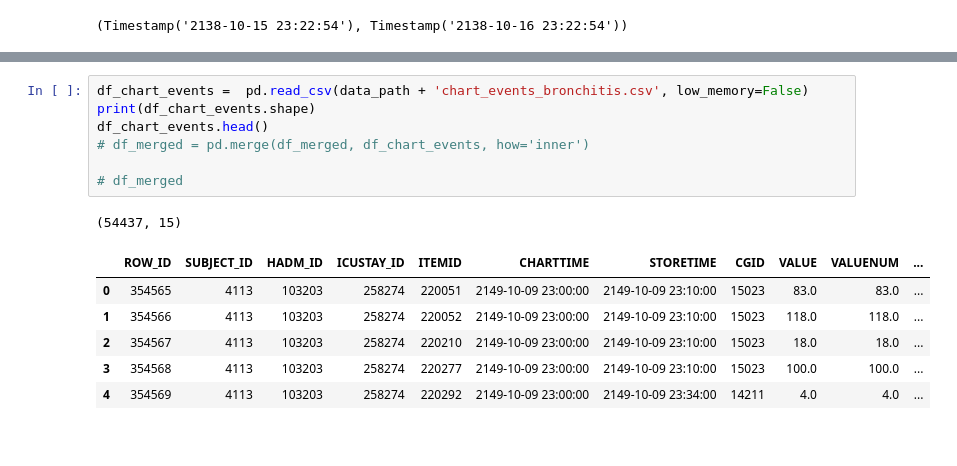
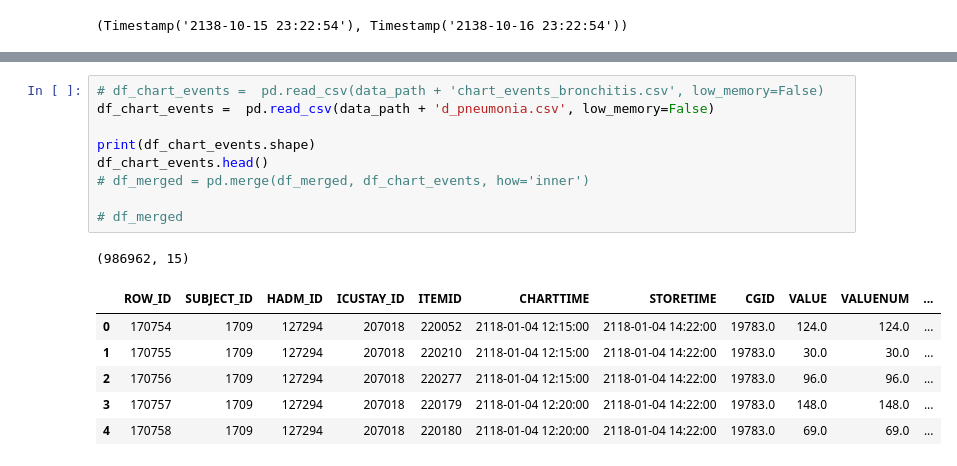
Before and after one commit to Francesinhas/mimic3-length-of-stay-prediction, a Jupyter notebook: 24hVisualisation.ipynb, the cells around one changed output, grey strips where cells are left out. Cells and saved outputs as stored; diff of their text form.

```diff
--- a/24hVisualisation.ipynb
+++ b/24hVisualisation.ipynb
@@ -208,18 +196,20 @@ df_merged.head()
 # %%
-df_chart_events =  pd.read_csv(data_path + 'chart_events_bronchitis.csv', low_memory=False)
+# df_chart_events =  pd.read_csv(data_path + 'chart_events_bronchitis.csv', low_memory=False)
+df_chart_events =  pd.read_csv(data_path + 'd_pneumonia.csv', low_memory=False)
+
 print(df_chart_events.shape)
 df_chart_events.head()
 # df_merged = pd.merge(df_merged, df_chart_events, how='inner')
 
 # df_merged
 # %% [output]
-(54437, 15)
+(986962, 15)
 |  | ROW_ID | SUBJECT_ID | HADM_ID | ICUSTAY_ID | ITEMID | CHARTTIME | STORETIME | CGID | VALUE | VALUENUM | ... |
-| 0 | 354565 | 4113 | 103203 | 258274 | 220051 | 2149-10-09 23:00:00 | 2149-10-09 23:10:00 | 15023 | 83.0 | 83.0 | ... |
-| 1 | 354566 | 4113 | 103203 | 258274 | 220052 | 2149-10-09 23:00:00 | 2149-10-09 23:10:00 | 15023 | 118.0 | 118.0 | ... |
-| 2 | 354567 | 4113 | 103203 | 258274 | 220210 | 2149-10-09 23:00:00 | 2149-10-09 23:10:00 | 15023 | 18.0 | 18.0 | ... |
-| 3 | 354568 | 4113 | 103203 | 258274 | 220277 | 2149-10-09 23:00:00 | 2149-10-09 23:10:00 | 15023 | 100.0 | 100.0 | ... |
-| 4 | 354569 | 4113 | 103203 | 258274 | 220292 | 2149-10-09 23:00:00 | 2149-10-09 23:34:00 | 14211 | 4.0 | 4.0 | ... |
+| 0 | 170754 | 1709 | 127294 | 207018 | 220052 | 2118-01-04 12:15:00 | 2118-01-04 14:22:00 | 19783.0 | 124.0 | 124.0 | ... |
+| 1 | 170755 | 1709 | 127294 | 207018 | 220210 | 2118-01-04 12:15:00 | 2118-01-04 14:22:00 | 19783.0 | 30.0 | 30.0 | ... |
+| 2 | 170756 | 1709 | 127294 | 207018 | 220277 | 2118-01-04 12:15:00 | 2118-01-04 14:22:00 | 19783.0 | 96.0 | 96.0 | ... |
+| 3 | 170757 | 1709 | 127294 | 207018 | 220179 | 2118-01-04 12:20:00 | 2118-01-04 14:22:00 | 19783.0 | 148.0 | 148.0 | ... |
+| 4 | 170758 | 1709 | 127294 | 207018 | 220180 | 2118-01-04 12:20:00 | 2118-01-04 14:22:00 | 19783.0 | 69.0 | 69.0 | ... |
 # %%
 # 1. Merge df_merged with CHARTEVENTS (left join to preserve all ICU stays)
 df_merged_with_chartevents = pd.merge(
```
Also changed, not shown: parts of 21 cells of this notebook, 2 other files.
